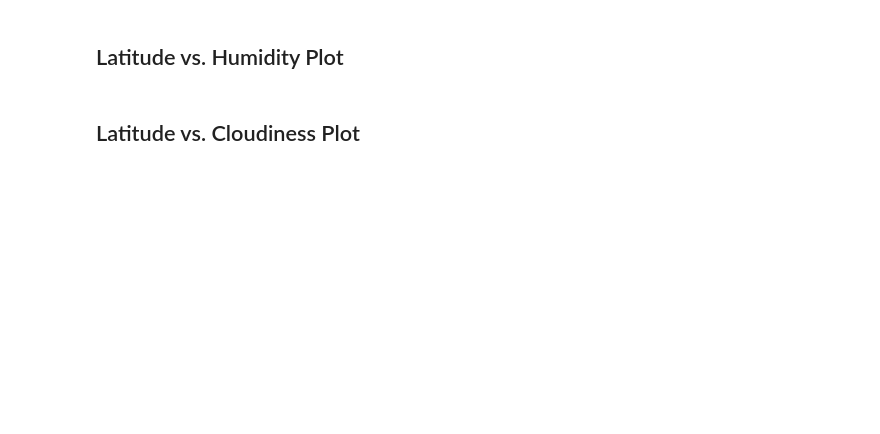
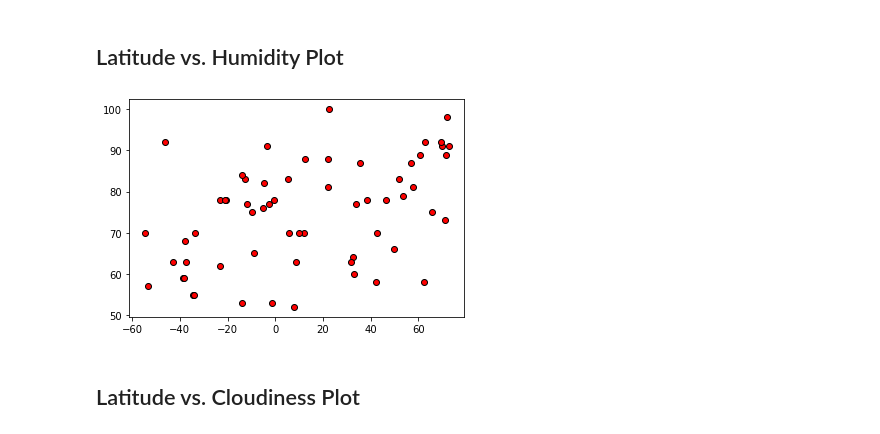
Before and after one commit to alpheus23/Python-API-Challenge, a Jupyter notebook: WeatherPy/WeatherPy.ipynb, the cells around one changed output. Saved outputs shown, nothing was run; the diff lists cells and outputs as text; code cells hidden in the pictures; blank space fills up the shorter version.

```diff
--- a/WeatherPy/WeatherPy.ipynb
+++ b/WeatherPy/WeatherPy.ipynb
@@ -241,4 +238,15 @@ plt.show()
 # %% [markdown]
 ## Latitude vs. Humidity Plot
+# %%
+plt.scatter(clean_city_data["Lat"], clean_city_data["Humidity"], marker = "o", facecolors = "red", edgecolors = "black")
+# plt.ylim(-60, 80)
+# plt.ylim(-10, 35)
+plt.title = "Latitude vs Humidity"
+# plt.xlabel = "Latitude"
+# plt.ylabel ="Humidity"
+plt.savefig = "../output_data/Latitude vs Humidity.png"
+plt.show()
+# %% [output]
+[figure, added]
 # %% [markdown]
 ## Latitude vs. Cloudiness Plot
```
Also changed, not shown: parts of 12 cells of this notebook, 2 other files.
